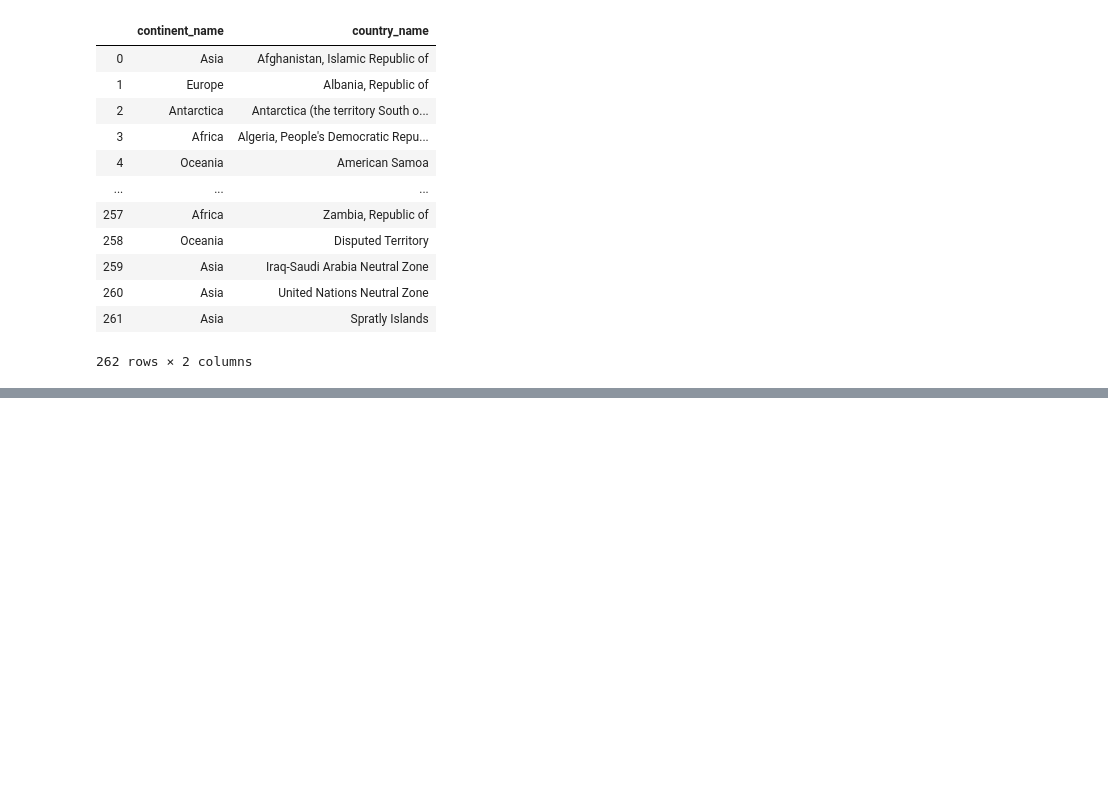
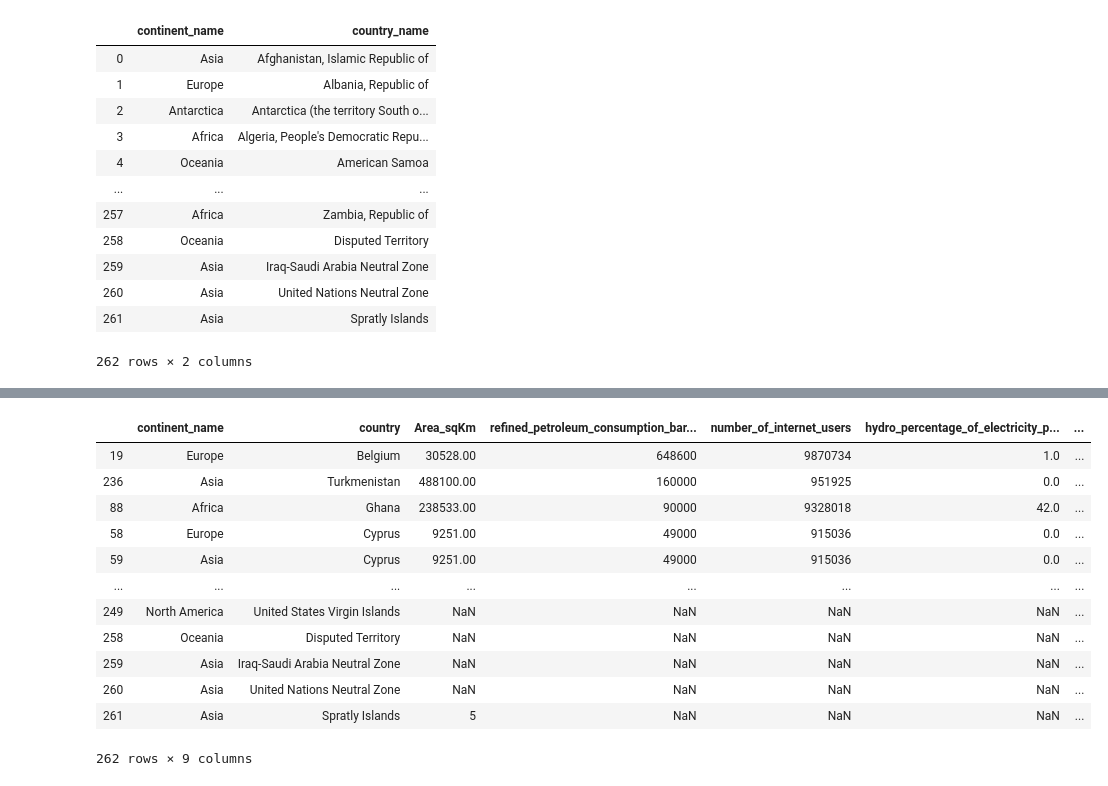
Before and after one commit to Silkways/CIA-Project, a Jupyter notebook: Laura's notebook.ipynb, the cells around one changed output, grey strips where cells are left out. Saved outputs shown, nothing was run; the diff lists cells and outputs as text; code cells hidden in the pictures; blank space fills up the shorter version.

```diff
--- a/Laura's notebook.ipynb
+++ b/Laura's notebook.ipynb
@@ -134,0 +173,18 @@ KeyError: 'Area_sqKm'
+# %%
+#Do countries with high carbon emissions burn petrol?
+final_df = final_df.sort_values(by = ['number_of_internet_users'], ascending = False)
+final_df
+# %% [output]
+|  | continent_name | country | Area_sqKm | refined_petroleum_consumption_bar... | number_of_internet_users | hydro_percentage_of_electricity_p... | ... |
+| 19 | Europe | Belgium | 30528.00 | 648600 | 9870734 | 1.0 | ... |
+| 236 | Asia | Turkmenistan | 488100.00 | 160000 | 951925 | 0.0 | ... |
+| 88 | Africa | Ghana | 238533.00 | 90000 | 9328018 | 42.0 | ... |
+| 58 | Europe | Cyprus | 9251.00 | 49000 | 915036 | 0.0 | ... |
+| 59 | Asia | Cyprus | 9251.00 | 49000 | 915036 | 0.0 | ... |
+| ... | ... | ... | ... | ... | ... | ... | ... |
+| 249 | North America | United States Virgin Islands | NaN | NaN | NaN | NaN | ... |
+| 258 | Oceania | Disputed Territory | NaN | NaN | NaN | NaN | ... |
+| 259 | Asia | Iraq-Saudi Arabia Neutral Zone | NaN | NaN | NaN | NaN | ... |
+| 260 | Asia | United Nations Neutral Zone | NaN | NaN | NaN | NaN | ... |
+| 261 | Asia | Spratly Islands | 5 | NaN | NaN | NaN | ... |
+262 rows × 9 columns
```
Also changed, not shown: parts of 9 cells of this notebook.
